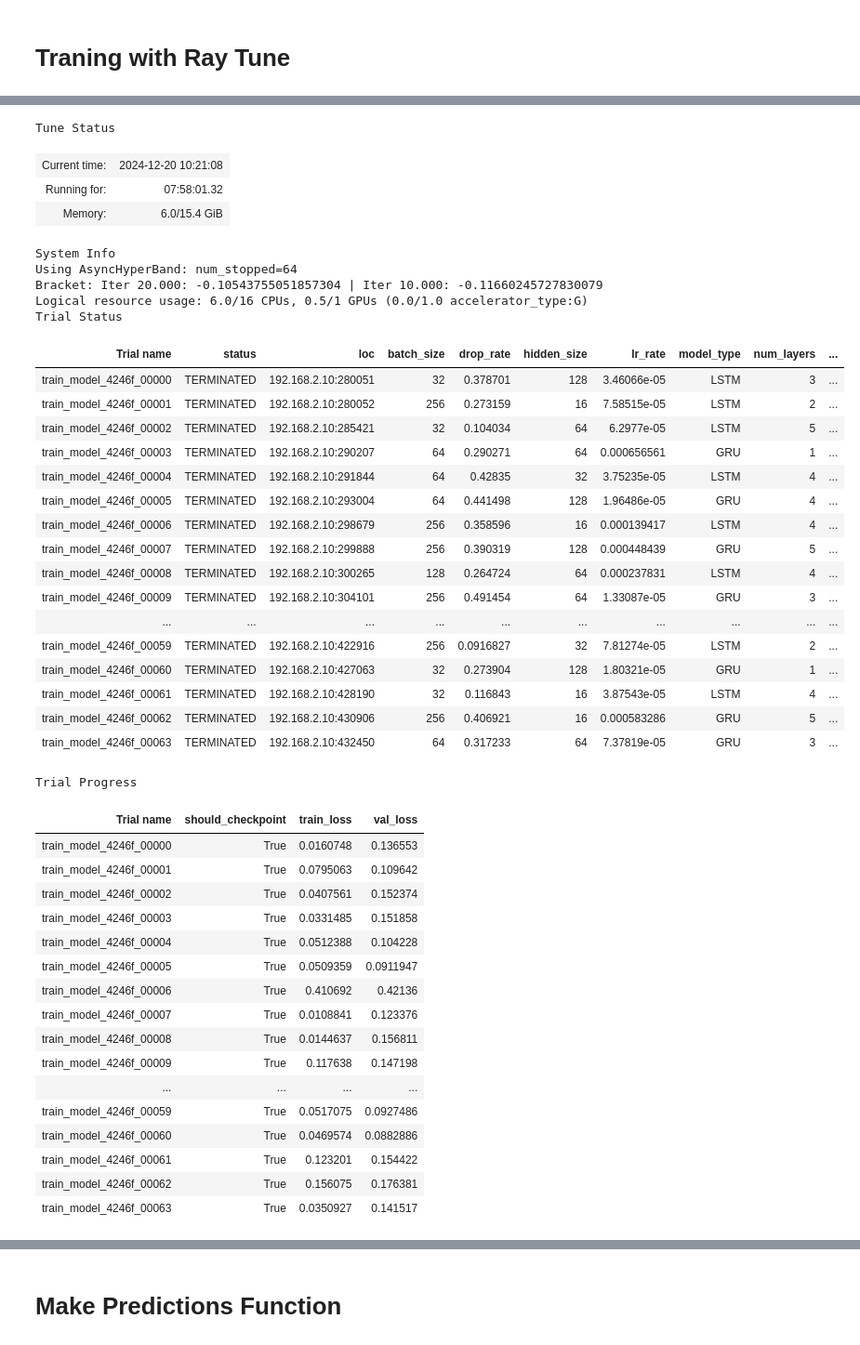
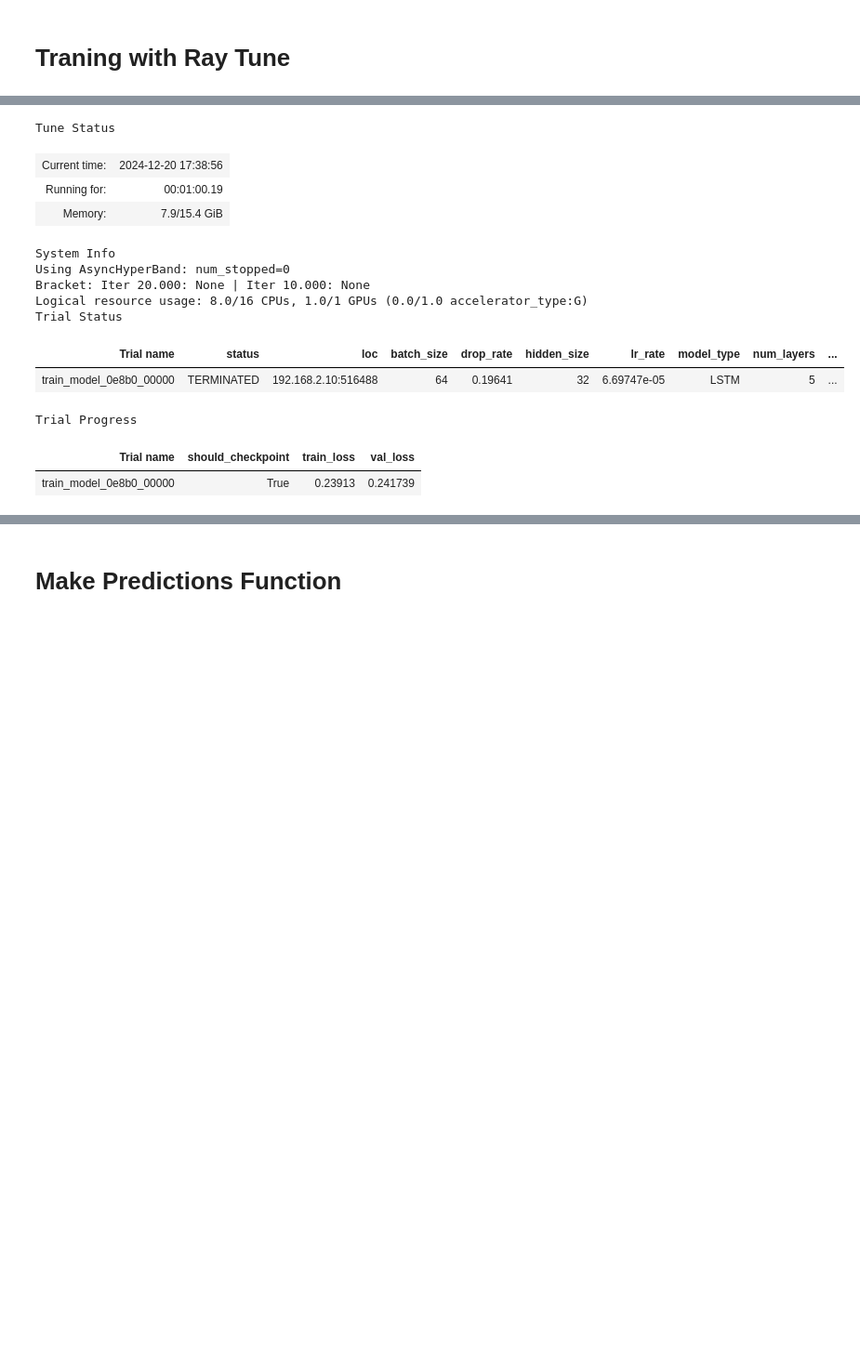
Before and after one commit to Acmaro/NY-electricity-lload-prediction, a Jupyter notebook: RNN/notebook.ipynb, the cells around one changed output, grey strips where cells are left out. Shown at 93% size. Saved outputs shown, nothing was run; the diff lists cells and outputs as text; code cells hidden in the pictures; blank space fills up the shorter version.

```diff
--- a/RNN/notebook.ipynb
+++ b/RNN/notebook.ipynb
@@ -169,8 +169,8 @@ def create_dataset_splits(df_all, preprocessor, start_year, end_year, input_seq_
     """
     df_all = df_all.sort_values('timestamp').reset_index(drop=True)
 
-    preprocessor = preprocessor
     df_all = preprocessor.fit_transform(df_all)
+    print(preprocessor.load_mean, preprocessor.load_std, preprocessor.temp_mean, preprocessor.temp_std)
 
     if start_year + 1 == end_year:
         df_train = df_all[df_all['timestamp'].dt.year == start_year].copy().reset_index(drop=True)
@@ -472,7 +472,7 @@ def train_model(config):
 
     scheduler = None
 
-    for epoch in range(start_epoch, 30):
+    for epoch in range(start_epoch, 1):
         model.train()
         for x_batch, y_batch in train_loader:
 
@@ -533,9 +533,9 @@ scheduler = ASHAScheduler(
 )
 result = tune.run(
     partial(train_model),
-    resources_per_trial={"cpu": 6, "gpu": 0.5},
+    resources_per_trial={"cpu": 8, "gpu": 1},
     config=config,
-    num_samples=64,
+    num_samples=1,
     scheduler=scheduler,
 )
 
@@ -549,44 +547,14 @@ print(f"Best trial final validation loss: {best_trial.last_result['val_loss']}")
 Tune Status
-| Current time: | 2024-12-20 10:21:08 |
-| Running for: | 07:58:01.32 |
-| Memory: | 6.0/15.4 GiB |
+| Current time: | 2024-12-20 17:38:56 |
+| Running for: | 00:01:00.19 |
+| Memory: | 7.9/15.4 GiB |
 System Info
-Using AsyncHyperBand: num_stopped=64
-Bracket: Iter 20.000: -0.10543755051857304 | Iter 10.000: -0.11660245727830079
-Logical resource usage: 6.0/16 CPUs, 0.5/1 GPUs (0.0/1.0 accelerator_type:G)
+Using AsyncHyperBand: num_stopped=0
+Bracket: Iter 20.000: None | Iter 10.000: None
+Logical resource usage: 8.0/16 CPUs, 1.0/1 GPUs (0.0/1.0 accelerator_type:G)
 Trial Status
 | Trial name | status | loc | batch_size | drop_rate | hidden_size | lr_rate | model_type | num_layers | ... |
-| train_model_4246f_00000 | TERMINATED | 192.168.2.10:280051 | 32 | 0.378701 | 128 | 3.46066e-05 | LSTM | 3 | ... |
-| train_model_4246f_00001 | TERMINATED | 192.168.2.10:280052 | 256 | 0.273159 | 16 | 7.58515e-05 | LSTM | 2 | ... |
-| train_model_4246f_00002 | TERMINATED | 192.168.2.10:285421 | 32 | 0.104034 | 64 | 6.2977e-05 | LSTM | 5 | ... |
-| train_model_4246f_00003 | TERMINATED | 192.168.2.10:290207 | 64 | 0.290271 | 64 | 0.000656561 | GRU | 1 | ... |
-| train_model_4246f_00004 | TERMINATED | 192.168.2.10:291844 | 64 | 0.42835 | 32 | 3.75235e-05 | LSTM | 4 | ... |
-| train_model_4246f_00005 | TERMINATED | 192.168.2.10:293004 | 64 | 0.441498 | 128 | 1.96486e-05 | GRU | 4 | ... |
-| train_model_4246f_00006 | TERMINATED | 192.168.2.10:298679 | 256 | 0.358596 | 16 | 0.000139417 | LSTM | 4 | ... |
-| train_model_4246f_00007 | TERMINATED | 192.168.2.10:299888 | 256 | 0.390319 | 128 | 0.000448439 | GRU | 5 | ... |
-| train_model_4246f_00008 | TERMINATED | 192.168.2.10:300265 | 128 | 0.264724 | 64 | 0.000237831 | LSTM | 4 | ... |
-| train_model_4246f_00009 | TERMINATED | 192.168.2.10:304101 | 256 | 0.491454 | 64 | 1.33087e-05 | GRU | 3 | ... |
-| ... | ... | ... | ... | ... | ... | ... | ... | ... | ... |
-| train_model_4246f_00059 | TERMINATED | 192.168.2.10:422916 | 256 | 0.0916827 | 32 | 7.81274e-05 | LSTM | 2 | ... |
-| train_model_4246f_00060 | TERMINATED | 192.168.2.10:427063 | 32 | 0.273904 | 128 | 1.80321e-05 | GRU | 1 | ... |
-| train_model_4246f_00061 | TERMINATED | 192.168.2.10:428190 | 32 | 0.116843 | 16 | 3.87543e-05 | LSTM | 4 | ... |
-| train_model_4246f_00062 | TERMINATED | 192.168.2.10:430906 | 256 | 0.406921 | 16 | 0.000583286 | GRU | 5 | ... |
-| train_model_4246f_00063 | TERMINATED | 192.168.2.10:432450 | 64 | 0.317233 | 64 | 7.37819e-05 | GRU | 3 | ... |
+| train_model_0e8b0_00000 | TERMINATED | 192.168.2.10:516488 | 64 | 0.19641 | 32 | 6.69747e-05 | LSTM | 5 | ... |
 Trial Progress
 | Trial name | should_checkpoint | train_loss | val_loss |
-| train_model_4246f_00000 | True | 0.0160748 | 0.136553 |
-| train_model_4246f_00001 | True | 0.0795063 | 0.109642 |
-| train_model_4246f_00002 | True | 0.0407561 | 0.152374 |
-| train_model_4246f_00003 | True | 0.0331485 | 0.151858 |
-| train_model_4246f_00004 | True | 0.0512388 | 0.104228 |
-| train_model_4246f_00005 | True | 0.0509359 | 0.0911947 |
-| train_model_4246f_00006 | True | 0.410692 | 0.42136 |
-| train_model_4246f_00007 | True | 0.0108841 | 0.123376 |
-| train_model_4246f_00008 | True | 0.0144637 | 0.156811 |
-| train_model_4246f_00009 | True | 0.117638 | 0.147198 |
-| ... | ... | ... | ... |
-| train_model_4246f_00059 | True | 0.0517075 | 0.0927486 |
-| train_model_4246f_00060 | True | 0.0469574 | 0.0882886 |
-| train_model_4246f_00061 | True | 0.123201 | 0.154422 |
-| train_model_4246f_00062 | True | 0.156075 | 0.176381 |
-| train_model_4246f_00063 | True | 0.0350927 | 0.141517 |
+| train_model_0e8b0_00000 | True | 0.23913 | 0.241739 |
```
Also changed, not shown: parts of 5 cells of this notebook, 5 other files.
